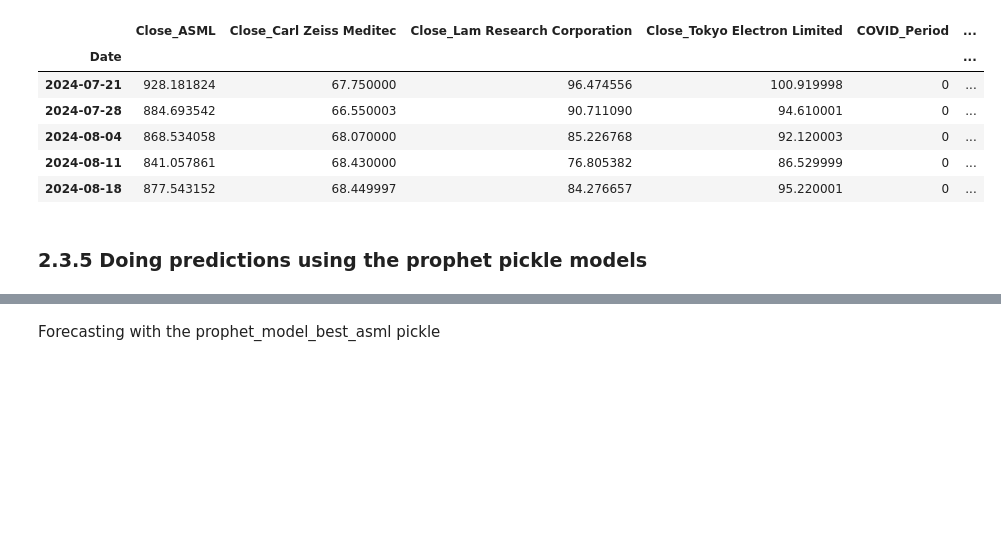
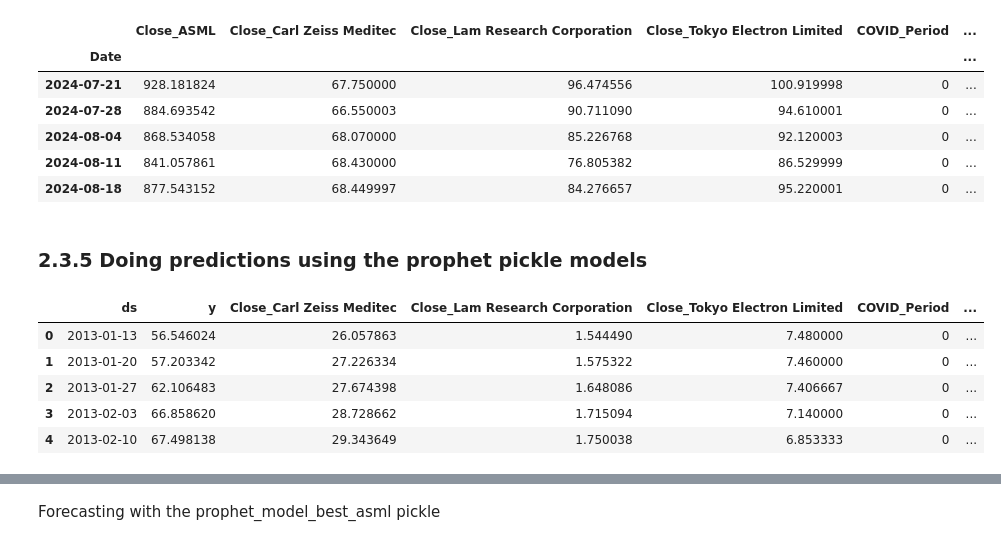
Before and after one commit to mbarriola96/stock_prices_forecasting, a Jupyter notebook: 06_model_comparison.ipynb, the cells around one changed output, grey strips where cells are left out. Saved outputs shown, nothing was run; the diff lists cells and outputs as text; code cells hidden in the pictures; blank space fills up the shorter version.

```diff
--- a/06_model_comparison.ipynb
+++ b/06_model_comparison.ipynb
@@ -98,8 +112,17 @@ test_data.head()
 # %%
 # Prepare the train data for prediction
 # Prophet requires a 'ds' column with dates and 'y' column with values to predict
-train_data = train_data[-test_weeks:].reset_index(names="ds")  # Reset index to ensure 'ds' is a column
 train_data = train_data.rename(columns={'Date': 'ds', 'Close_ASML': 'y'})  # Rename
+train_data = train_data.reset_index(names="ds")  # Reset index to ensure 'ds' is a column
+
+train_data.head()
+# %% [output]
+|  | ds | y | Close_Carl Zeiss Meditec | Close_Lam Research Corporation | Close_Tokyo Electron Limited | COVID_Period | ... |
+| 0 | 2013-01-13 | 56.546024 | 26.057863 | 1.544490 | 7.480000 | 0 | ... |
+| 1 | 2013-01-20 | 57.203342 | 27.226334 | 1.575322 | 7.460000 | 0 | ... |
+| 2 | 2013-01-27 | 62.106483 | 27.674398 | 1.648086 | 7.406667 | 0 | ... |
+| 3 | 2013-02-03 | 66.858620 | 28.728662 | 1.715094 | 7.140000 | 0 | ... |
+| 4 | 2013-02-10 | 67.498138 | 29.343649 | 1.750038 | 6.853333 | 0 | ... |
 # %%
 # Prepare the test data for prediction
 # Prophet requires a 'ds' column with dates and 'y' column with values to predict
```
Also changed, not shown: parts of 7 cells of this notebook, 1 other file.
